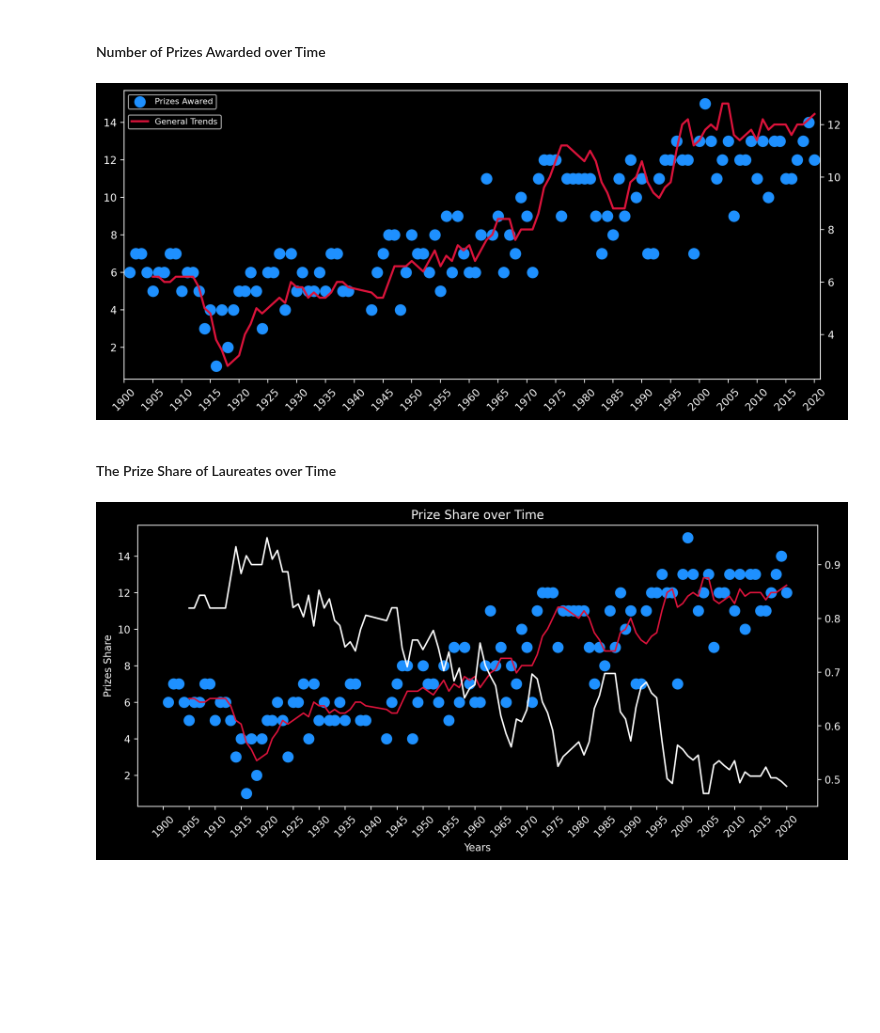
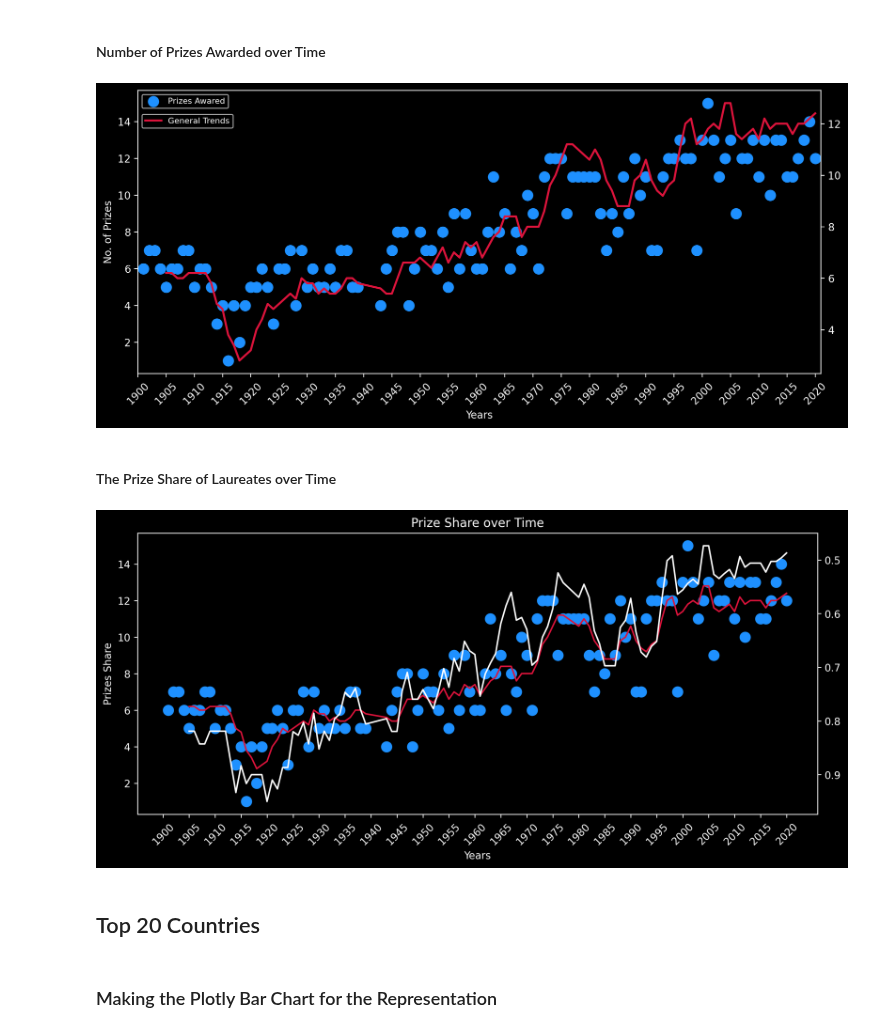
Before and after one commit to ahmedyar7/Data-Science-Projects, a Jupyter notebook: Nobel Prize Analysis/main.ipynb, the cells around one changed output. Drawn from its saved outputs; the diff is of its cells as text; code cells hidden in the pictures; blank space fills up the shorter version.

```diff
--- a/Nobel Prize Analysis/main.ipynb
+++ b/Nobel Prize Analysis/main.ipynb
@@ -199,6 +199,8 @@ prize_moving_avg = prize_per_year.rolling(window=5).mean()
 plt.figure(figsize=(12, 5), dpi=200)
 
 plt.xticks(np.arange(1900, 2021, step=5), rotation=45)
+plt.xlabel("Years")
+plt.ylabel("No. of Prizes")
 
 axis1 = plt.gca()  # Gets Current Axis
 axis2 = axis1.twinx()  # Copy Y-axis
@@ -209,34 +211,34 @@ axis1.set_xlim(1900, 2021)
 axis1.scatter(
     x=prize_per_year.index,
     y=prize_per_year.values,
     c="dodgerblue",
     alpha=1,
     s=100,
     label="Prizes Awared",
 )
 
 axis2.plot(
     prize_per_year.index,
     prize_moving_avg.values,
     color="crimson",
     linewidth=2,
     label="General Trends",
 )
 
 axis1.legend(
     loc="upper left",
     bbox_to_anchor=(0, 1),
     fontsize=8,
 )
 axis2.legend(
     loc="upper left",
     bbox_to_anchor=(0, 0.93),
     fontsize=8,
 )
 
 plt.show()
 # %% [output]
-[figure, old version]
+[figure, new version]
 # %% [markdown]
 #### The Prize Share of Laureates over Time
 # %%
@@ -272,6 +274,8 @@ axis1.plot(
     linewidth=1.5,
 )
 
+axis2.invert_yaxis()
+
 axis2.plot(
     prize_per_year.index,
     prize_share_moving_window.values,
@@ -281,4 +285,8 @@ axis2.plot(
 
 plt.show()
 # %% [output]
-[figure, old version]
+[figure, new version]
+# %% [markdown]
+## Top 20 Countries
+# %% [markdown]
+### Making the Plotly Bar Chart for the Representation
```
Also changed, not shown: parts of 1 cell of this notebook.
